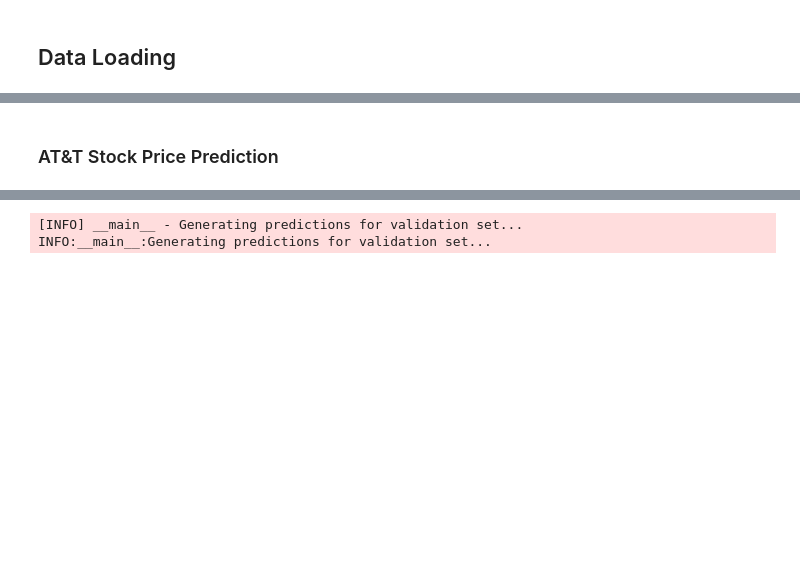
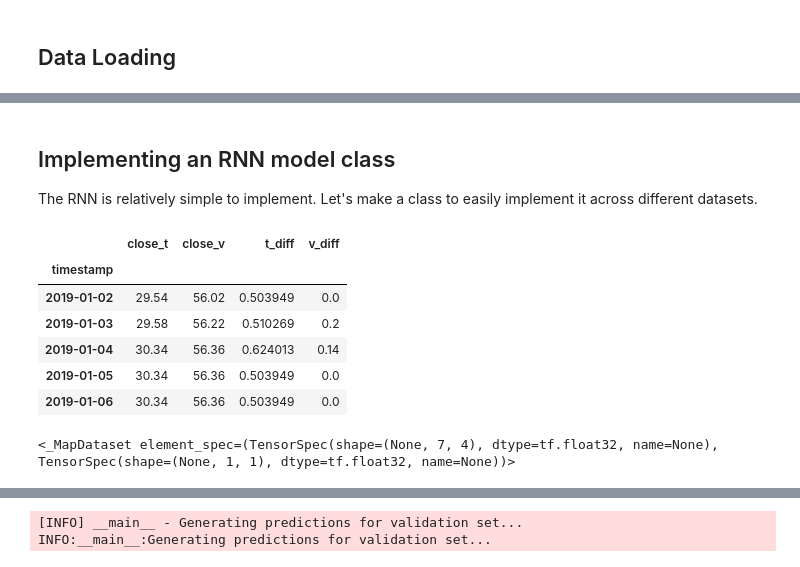
Before and after one commit to tacotuesday/time-series-stock-forecasting, a Jupyter notebook: 03-deep-learning/notebooks/deep-learning.ipynb, the cells around one changed output, grey strips where cells are left out. Saved outputs shown, nothing was run; the diff lists cells and outputs as text; code cells hidden in the pictures; blank space fills up the shorter version.

```diff
--- a/03-deep-learning/notebooks/deep-learning.ipynb
+++ b/03-deep-learning/notebooks/deep-learning.ipynb
@@ -69,0 +87,5 @@ arima_predictions_V = (pd.read_csv('../data/arima_predictions_VZ.csv', parse_dat
+# %%
+merged_df = merged_df.drop(columns=['weekday_name', 'market_holiday'])
+# %% [markdown]
+## Implementing an RNN model class
+The RNN is relatively simple to implement. Let's make a class to easily implement it across different datasets.
@@ -69,0 +272,3 @@ arima_predictions_V = (pd.read_csv('../data/arima_predictions_VZ.csv', parse_dat
+# %%
+train_df, val_df, test_df = split_data(merged_df, train_ratio=0.75, val_ratio=0.2)
+train_df_scaled, val_df_scaled, test_df_scaled, scaler = scale_data(train_df, val_df, test_df, ['t_diff'])
@@ -69,0 +277,14 @@ arima_predictions_V = (pd.read_csv('../data/arima_predictions_VZ.csv', parse_dat
+# %%
+train_df_scaled.head()
+# %% [output]
+|  | close_t | close_v | t_diff | v_diff |
+| timestamp |  |  |  |  |
+| 2019-01-02 | 29.54 | 56.02 | 0.503949 | 0.0 |
+| 2019-01-03 | 29.58 | 56.22 | 0.510269 | 0.2 |
+| 2019-01-04 | 30.34 | 56.36 | 0.624013 | 0.14 |
+| 2019-01-05 | 30.34 | 56.36 | 0.503949 | 0.0 |
+| 2019-01-06 | 30.34 | 56.36 | 0.503949 | 0.0 |
+# %%
+dw.make_dataset(train_df_scaled)
+# %% [output]
+<_MapDataset element_spec=(TensorSpec(shape=(None, 7, 4), dtype=tf.float32, name=None), TensorSpec(shape=(None, 1, 1), dtype=tf.float32, name=None))>
@@ -389,5 +632,3 @@ class SimpleRNNModel:
         plt.ylabel("Price")
         plt.legend()
         plt.show()
-# %% [markdown]
-### AT&T Stock Price Prediction
```
Also changed, not shown: parts of 15 cells of this notebook.
